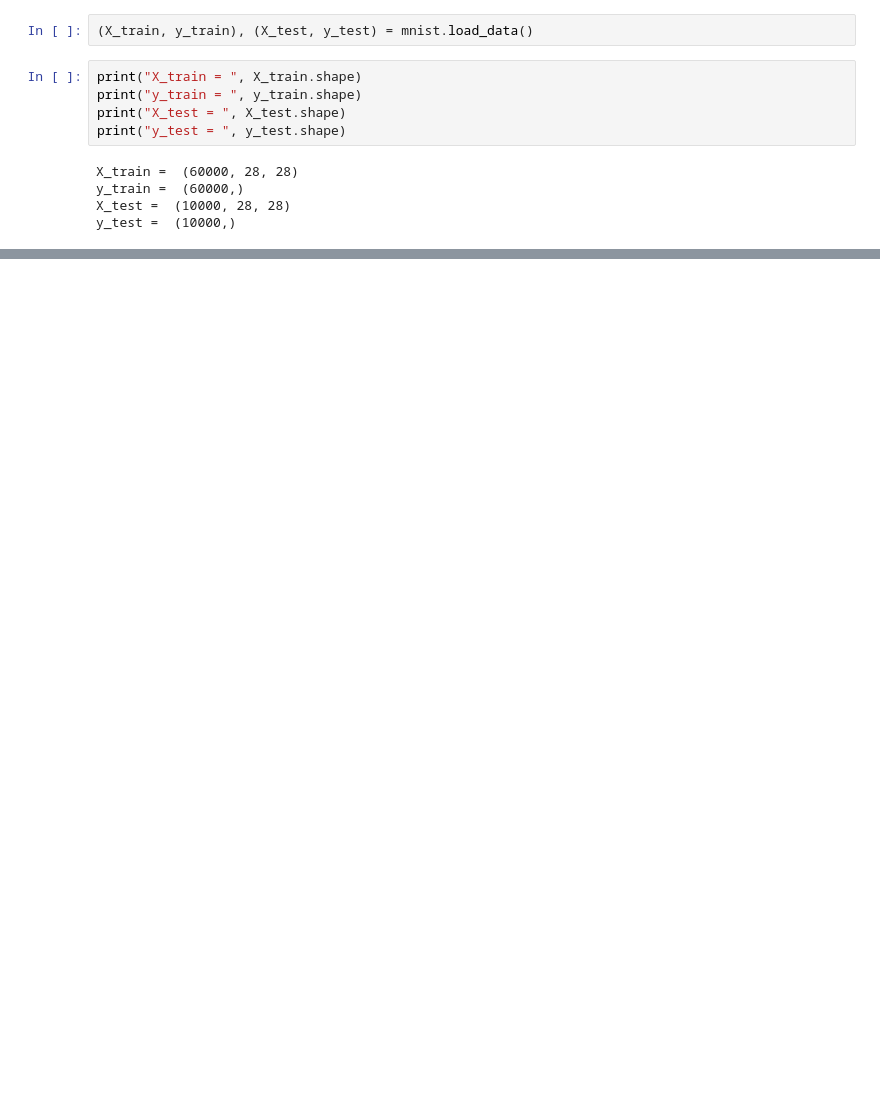
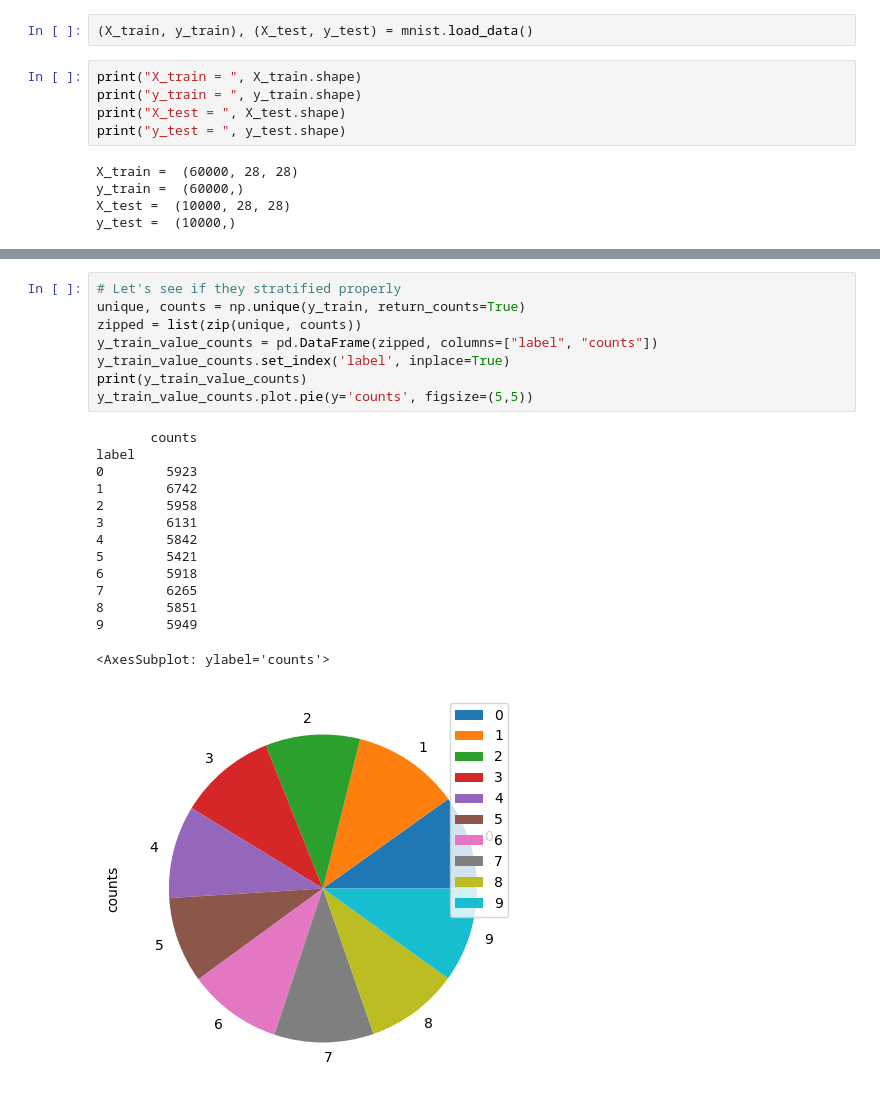
Before and after one commit to fratambot/MLOps-with-wandb, a Jupyter notebook: notebooks/EDA.ipynb, the cells around one changed output, grey strips where cells are left out. Saved outputs shown, nothing was run; the diff lists cells and outputs as text; blank space fills up the shorter version.

Commit message:
data-prep pipeline for building or loading datasets

```diff
--- a/notebooks/EDA.ipynb
+++ b/notebooks/EDA.ipynb
@@ -39,0 +59,23 @@ for i in range(9):
+# %%
+# Let's see if they stratified properly
+unique, counts = np.unique(y_train, return_counts=True)
+zipped = list(zip(unique, counts))
+y_train_value_counts = pd.DataFrame(zipped, columns=["label", "counts"])
+y_train_value_counts.set_index('label', inplace=True)
+print(y_train_value_counts)
+y_train_value_counts.plot.pie(y='counts', figsize=(5,5))
+# %% [output]
+       counts
+label
+0        5923
+1        6742
+2        5958
+3        6131
+4        5842
+5        5421
+6        5918
+7        6265
+8        5851
+9        5949
+<AxesSubplot: ylabel='counts'>
+[figure, added]
```
Also changed, not shown: parts of 14 cells of this notebook, 3 other files.
